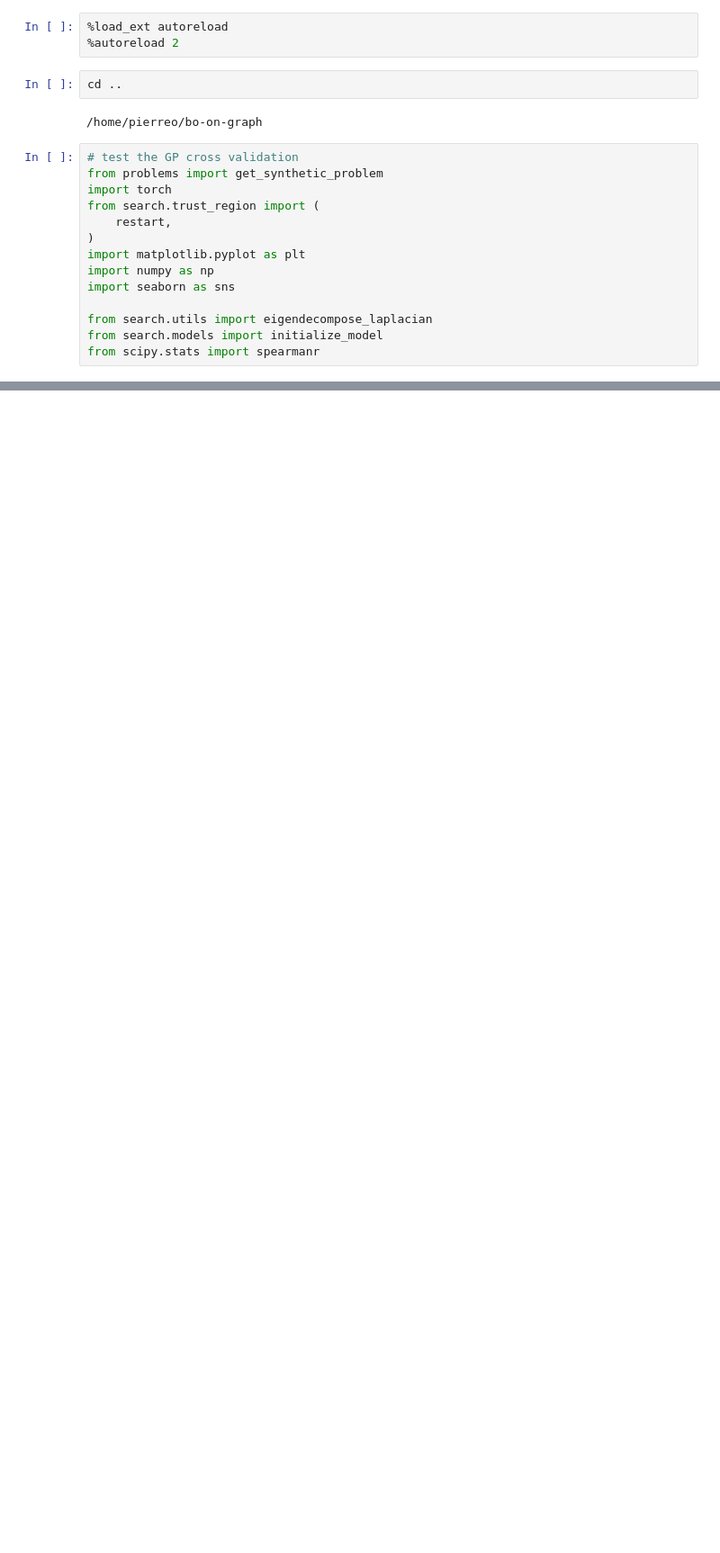
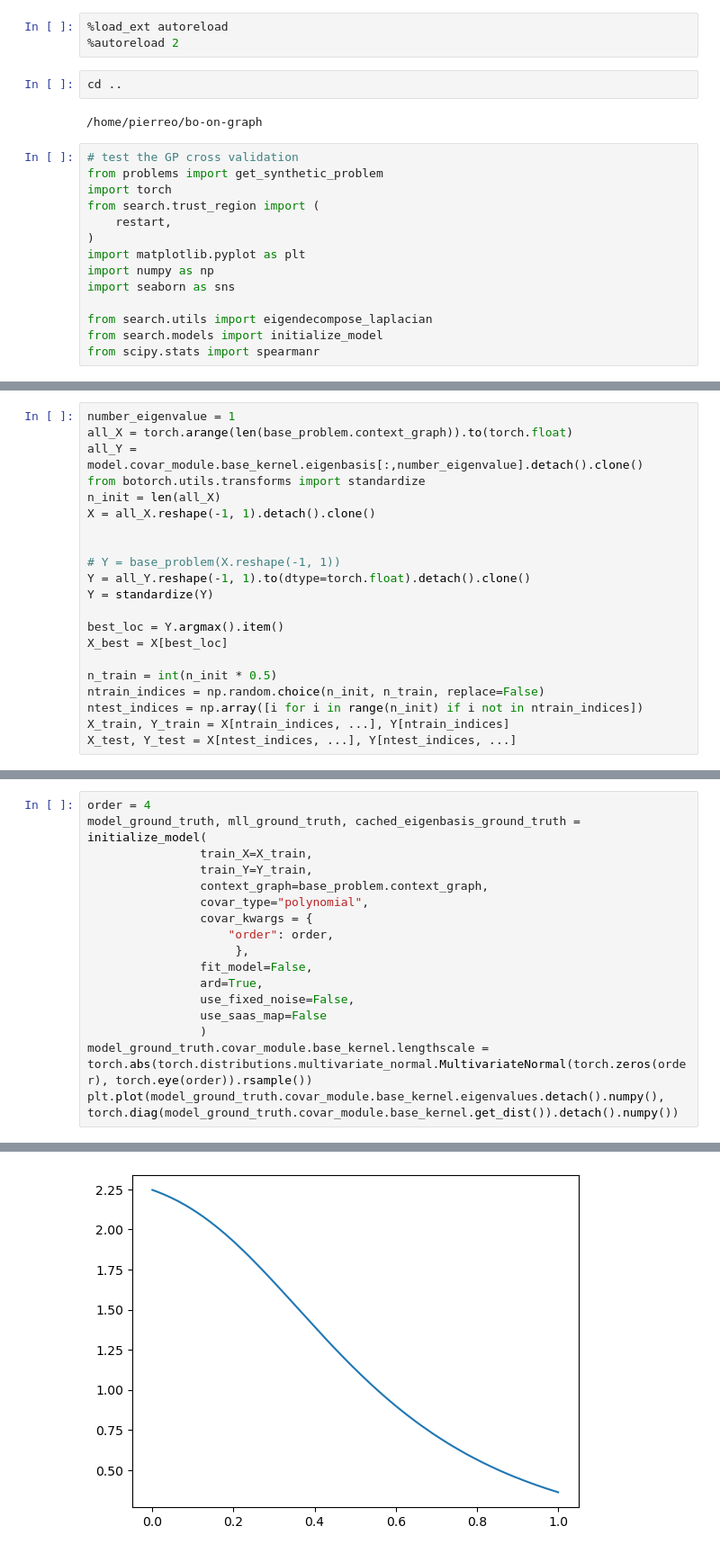
Before and after one commit to xingchenwan/bo-on-graph, a Jupyter notebook: notebooks/signal_recovery.ipynb, the cells around one changed output, grey strips where cells are left out. Shown at 90% size. Saved outputs shown, nothing was run; the diff lists cells and outputs as text; blank space fills up the shorter version.

```diff
--- a/notebooks/signal_recovery.ipynb
+++ b/notebooks/signal_recovery.ipynb
@@ -96 +60,22 @@ Y_train = torch.empty(0,1)
+# %%
+number_eigenvalue = 1
+all_X = torch.arange(len(base_problem.context_graph)).to(torch.float)
+all_Y = model.covar_module.base_kernel.eigenbasis[:,number_eigenvalue].detach().clone()
+from botorch.utils.transforms import standardize
+n_init = len(all_X)
+X = all_X.reshape(-1, 1).detach().clone()
+
+
+# Y = base_problem(X.reshape(-1, 1))
+Y = all_Y.reshape(-1, 1).to(dtype=torch.float).detach().clone()
+Y = standardize(Y)
+
+best_loc = Y.argmax().item()
+X_best = X[best_loc]
+
+n_train = int(n_init * 0.5)
+ntrain_indices = np.random.choice(n_init, n_train, replace=False)
+ntest_indices = np.array([i for i in range(n_init) if i not in ntrain_indices])
+X_train, Y_train = X[ntrain_indices, ...], Y[ntrain_indices]
+X_test, Y_test = X[ntest_indices, ...], Y[ntest_indices, ...]
 # %%
@@ -133,0 +172,18 @@ Initialisation kernel... Penalty tensor([nan, nan, nan, nan, nan, nan, nan, nan,
+# %%
+order = 4
+model_ground_truth, mll_ground_truth, cached_eigenbasis_ground_truth = initialize_model(
+                train_X=X_train,
+                train_Y=Y_train,
+                context_graph=base_problem.context_graph,
+                covar_type="polynomial",
+                covar_kwargs = {
+                    "order": order,
+                     },
+                fit_model=False,
+                ard=True,
+                use_fixed_noise=False,
+                use_saas_map=False
+                )
+model_ground_truth.covar_module.base_kernel.lengthscale = torch.abs(torch.distributions.multivariate_normal.MultivariateNormal(torch.zeros(order), torch.eye(order)).rsample())
+plt.plot(model_ground_truth.covar_module.base_kernel.eigenvalues.detach().numpy(), torch.diag(model_ground_truth.covar_module.base_kernel.get_dist()).detach().numpy())
+# %% [output]
@@ -134,2 +191,3 @@ Initialisation kernel... Penalty tensor([nan, nan, nan, nan, nan, nan, nan, nan,
+[figure, added]
 # %%
 all_X = torch.arange(len(base_problem.context_graph)).to(torch.float)
```
Also changed, not shown: parts of 23 cells of this notebook, 5 other files.
